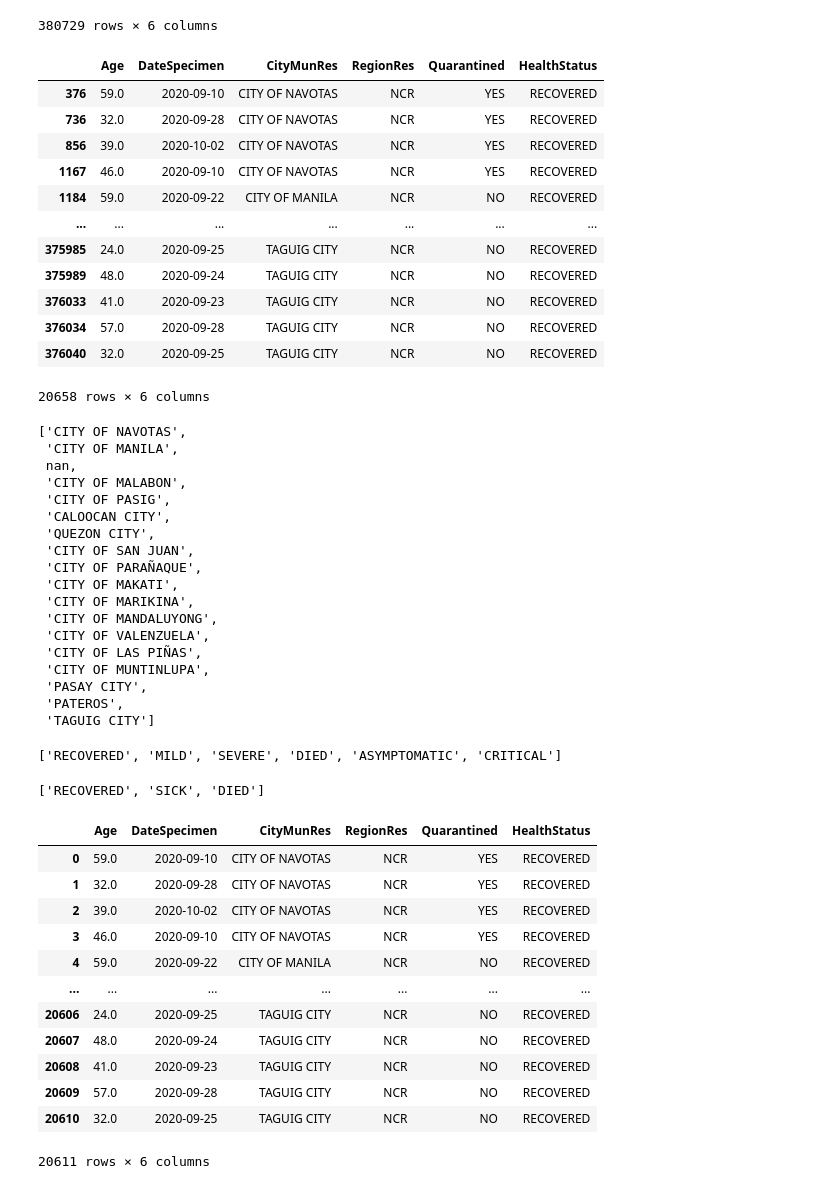
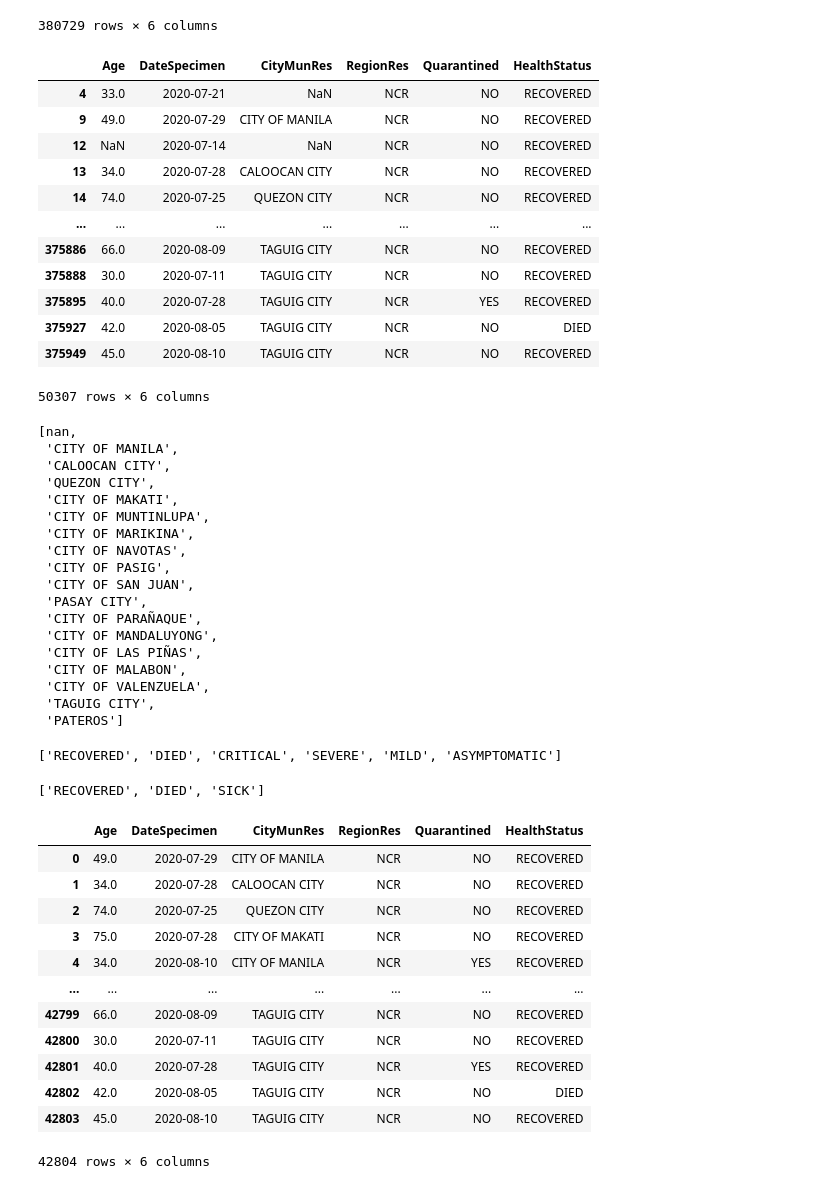
Before and after one commit to rjPajaro/COVID-Mining, a Jupyter notebook: Data-Mining-Project.ipynb, the cells around one changed output. Saved outputs shown, nothing was run; the diff lists cells and outputs as text; code cells hidden in the pictures.

```diff
--- a/Data-Mining-Project.ipynb
+++ b/Data-Mining-Project.ipynb
@@ -108,82 +108,81 @@ df
 | 380728 | 1.0 | 2020-08-24 | SANTA MARIA (IMELDA) | Region IV-B: MIMAROPA | YES | RECOVERED |
 380729 rows × 6 columns
 # %%
-start_date = '2020-09-10'
-end_date = '2020-10-10'
+start_date = '2020-07-10'
+end_date = '2020-08-10'
 
 df = df.loc[df['RegionRes'] == 'NCR']
 df = df.loc[(df['DateSpecimen'] >= start_date) & ((df['DateSpecimen'] <= end_date))]
 df
 # %% [output]
 |  | Age | DateSpecimen | CityMunRes | RegionRes | Quarantined | HealthStatus |
-| 376 | 59.0 | 2020-09-10 | CITY OF NAVOTAS | NCR | YES | RECOVERED |
-| 736 | 32.0 | 2020-09-28 | CITY OF NAVOTAS | NCR | YES | RECOVERED |
-| 856 | 39.0 | 2020-10-02 | CITY OF NAVOTAS | NCR | YES | RECOVERED |
-| 1167 | 46.0 | 2020-09-10 | CITY OF NAVOTAS | NCR | YES | RECOVERED |
-| 1184 | 59.0 | 2020-09-22 | CITY OF MANILA | NCR | NO | RECOVERED |
+| 4 | 33.0 | 2020-07-21 | NaN | NCR | NO | RECOVERED |
+| 9 | 49.0 | 2020-07-29 | CITY OF MANILA | NCR | NO | RECOVERED |
+| 12 | NaN | 2020-07-14 | NaN | NCR | NO | RECOVERED |
+| 13 | 34.0 | 2020-07-28 | CALOOCAN CITY | NCR | NO | RECOVERED |
+| 14 | 74.0 | 2020-07-25 | QUEZON CITY | NCR | NO | RECOVERED |
 | ... | ... | ... | ... | ... | ... | ... |
-| 375985 | 24.0 | 2020-09-25 | TAGUIG CITY | NCR | NO | RECOVERED |
-| 375989 | 48.0 | 2020-09-24 | TAGUIG CITY | NCR | NO | RECOVERED |
-| 376033 | 41.0 | 2020-09-23 | TAGUIG CITY | NCR | NO | RECOVERED |
-| 376034 | 57.0 | 2020-09-28 | TAGUIG CITY | NCR | NO | RECOVERED |
-| 376040 | 32.0 | 2020-09-25 | TAGUIG CITY | NCR | NO | RECOVERED |
+| 375886 | 66.0 | 2020-08-09 | TAGUIG CITY | NCR | NO | RECOVERED |
+| 375888 | 30.0 | 2020-07-11 | TAGUIG CITY | NCR | NO | RECOVERED |
+| 375895 | 40.0 | 2020-07-28 | TAGUIG CITY | NCR | YES | RECOVERED |
+| 375927 | 42.0 | 2020-08-05 | TAGUIG CITY | NCR | NO | DIED |
+| 375949 | 45.0 | 2020-08-10 | TAGUIG CITY | NCR | NO | RECOVERED |
-20658 rows × 6 columns
+50307 rows × 6 columns
 # %%
 #Cities in NCR
 cities = df['CityMunRes'].unique().tolist()
 
 cities
 # %% [output]
-['CITY OF NAVOTAS',
+[nan,
  'CITY OF MANILA',
- nan,
- 'CITY OF MALABON',
- 'CITY OF PASIG',
  'CALOOCAN CITY',
  'QUEZON CITY',
+ 'CITY OF MAKATI',
+ 'CITY OF MUNTINLUPA',
+ 'CITY OF MARIKINA',
+ 'CITY OF NAVOTAS',
+ 'CITY OF PASIG',
  'CITY OF SAN JUAN',
+ 'PASAY CITY',
  'CITY OF PARAÑAQUE',
- 'CITY OF MAKATI',
- 'CITY OF MARIKINA',
  'CITY OF MANDALUYONG',
+ 'CITY OF LAS PIÑAS',
+ 'CITY OF MALABON',
  'CITY OF VALENZUELA',
- 'CITY OF LAS PIÑAS',
- 'CITY OF MUNTINLUPA',
- 'PASAY CITY',
- 'PATEROS',
- 'TAGUIG CITY']
+ 'TAGUIG CITY',
+ 'PATEROS']
 # %%
 hpStats = df['HealthStatus'].unique().tolist()
 hpStats
 # %% [output]
-['RECOVERED', 'MILD', 'SEVERE', 'DIED', 'ASYMPTOMATIC', 'CRITICAL']
+['RECOVERED', 'DIED', 'CRITICAL', 'SEVERE', 'MILD', 'ASYMPTOMATIC']
 # %%
-#df = df.loc[(df['CityMunRes'] == 'QUEZON CITY') | (df['CityMunRes'] == 'CITY OF MAKATI')]
 df = df.reset_index(drop=True)
 df['HealthStatus'].replace(to_replace=['MILD','SEVERE','ASYMPTOMATIC','CRITICAL'],value='SICK',inplace=True)
 hpStats = df['HealthStatus'].unique().tolist()
 
 hpStats
 # %% [output]
-['RECOVERED', 'SICK', 'DIED']
+['RECOVERED', 'DIED', 'SICK']
 # %%
 df = df.dropna()
 df = df.reset_index(drop=True)
 df
 # %% [output]
 |  | Age | DateSpecimen | CityMunRes | RegionRes | Quarantined | HealthStatus |
-| 0 | 59.0 | 2020-09-10 | CITY OF NAVOTAS | NCR | YES | RECOVERED |
-| 1 | 32.0 | 2020-09-28 | CITY OF NAVOTAS | NCR | YES | RECOVERED |
-| 2 | 39.0 | 2020-10-02 | CITY OF NAVOTAS | NCR | YES | RECOVERED |
-| 3 | 46.0 | 2020-09-10 | CITY OF NAVOTAS | NCR | YES | RECOVERED |
-| 4 | 59.0 | 2020-09-22 | CITY OF MANILA | NCR | NO | RECOVERED |
+| 0 | 49.0 | 2020-07-29 | CITY OF MANILA | NCR | NO | RECOVERED |
+| 1 | 34.0 | 2020-07-28 | CALOOCAN CITY | NCR | NO | RECOVERED |
+| 2 | 74.0 | 2020-07-25 | QUEZON CITY | NCR | NO | RECOVERED |
+| 3 | 75.0 | 2020-07-28 | CITY OF MAKATI | NCR | NO | RECOVERED |
+| 4 | 34.0 | 2020-08-10 | CITY OF MANILA | NCR | YES | RECOVERED |
 | ... | ... | ... | ... | ... | ... | ... |
-| 20606 | 24.0 | 2020-09-25 | TAGUIG CITY | NCR | NO | RECOVERED |
-| 20607 | 48.0 | 2020-09-24 | TAGUIG CITY | NCR | NO | RECOVERED |
-| 20608 | 41.0 | 2020-09-23 | TAGUIG CITY | NCR | NO | RECOVERED |
-| 20609 | 57.0 | 2020-09-28 | TAGUIG CITY | NCR | NO | RECOVERED |
-| 20610 | 32.0 | 2020-09-25 | TAGUIG CITY | NCR | NO | RECOVERED |
+| 42799 | 66.0 | 2020-08-09 | TAGUIG CITY | NCR | NO | RECOVERED |
+| 42800 | 30.0 | 2020-07-11 | TAGUIG CITY | NCR | NO | RECOVERED |
+| 42801 | 40.0 | 2020-07-28 | TAGUIG CITY | NCR | YES | RECOVERED |
+| 42802 | 42.0 | 2020-08-05 | TAGUIG CITY | NCR | NO | DIED |
+| 42803 | 45.0 | 2020-08-10 | TAGUIG CITY | NCR | NO | RECOVERED |
-20611 rows × 6 columns
+42804 rows × 6 columns
 # %%
 df['DateSpecimen'] = pd.to_datetime(df['DateSpecimen'], format='%Y-%m-%d')
 df
```
Also changed, not shown: parts of 33 cells of this notebook.
